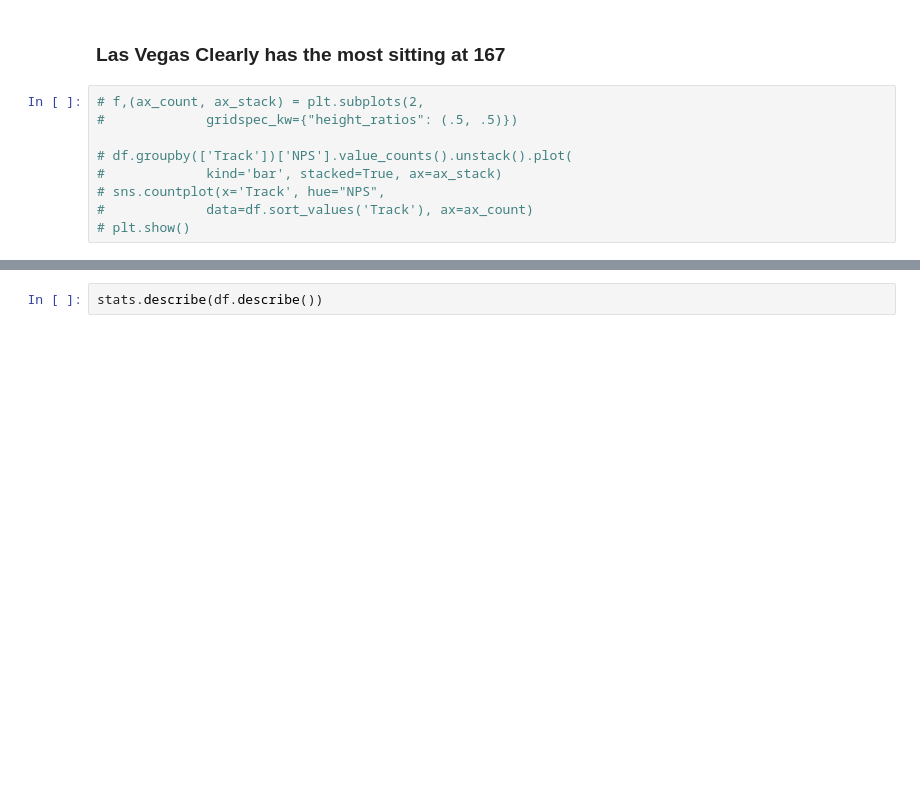
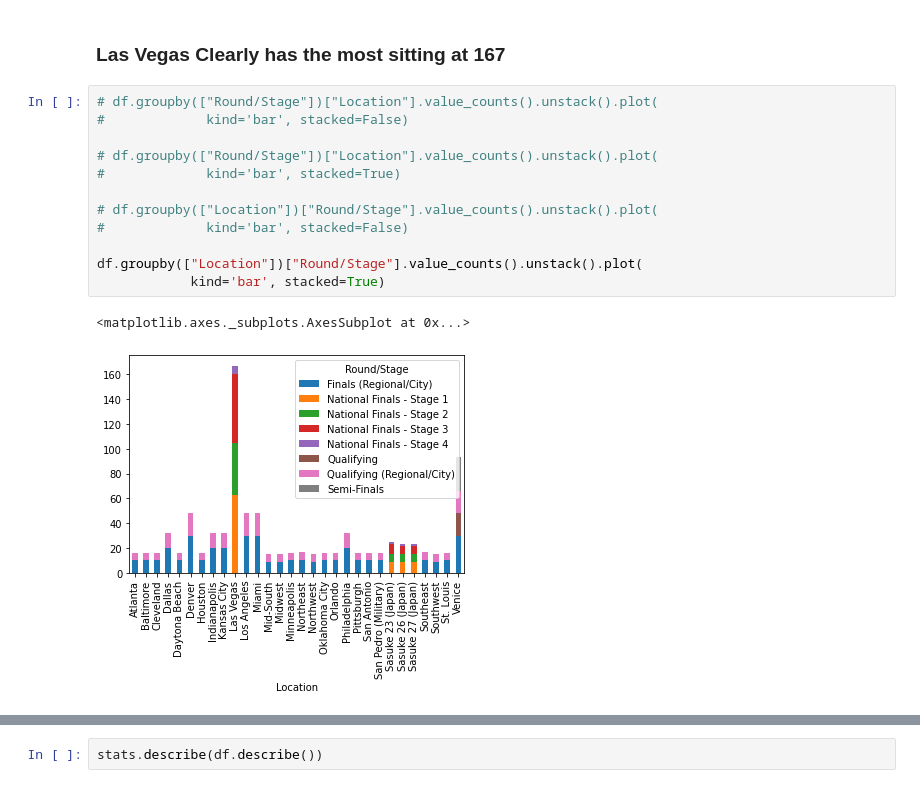
Before and after one commit to ChrisBarnes7404/DS_1.1, a Jupyter notebook: Final/Final - Ninja Warrior Exploration.ipynb, the cells around one changed output, grey strips where cells are left out. Cells and saved outputs as stored; diff of their text form; blank space fills up the shorter version.

```diff
--- a/Final/Final - Ninja Warrior Exploration.ipynb
+++ b/Final/Final - Ninja Warrior Exploration.ipynb
@@ -143,12 +156,18 @@ Northwest                15
 Name: Location, dtype: int64
 # %% [markdown]
 ### Las Vegas Clearly has the most sitting at 167
-# %%
-# f,(ax_count, ax_stack) = plt.subplots(2,
-#             gridspec_kw={"height_ratios": (.5, .5)})
-
-# df.groupby(['Track'])['NPS'].value_counts().unstack().plot(
-#             kind='bar', stacked=True, ax=ax_stack)
-# sns.countplot(x='Track', hue="NPS",
-#             data=df.sort_values('Track'), ax=ax_count)
-# plt.show()
+# %%
+# df.groupby(["Round/Stage"])["Location"].value_counts().unstack().plot(
+#             kind='bar', stacked=False)
+
+# df.groupby(["Round/Stage"])["Location"].value_counts().unstack().plot(
+#             kind='bar', stacked=True)
+
+# df.groupby(["Location"])["Round/Stage"].value_counts().unstack().plot(
+#             kind='bar', stacked=False)
+
+df.groupby(["Location"])["Round/Stage"].value_counts().unstack().plot(
+            kind='bar', stacked=True)
+# %% [output]
+<matplotlib.axes._subplots.AxesSubplot at 0x...>
+[figure, added]
```
Also changed, not shown: parts of 20 cells of this notebook.
